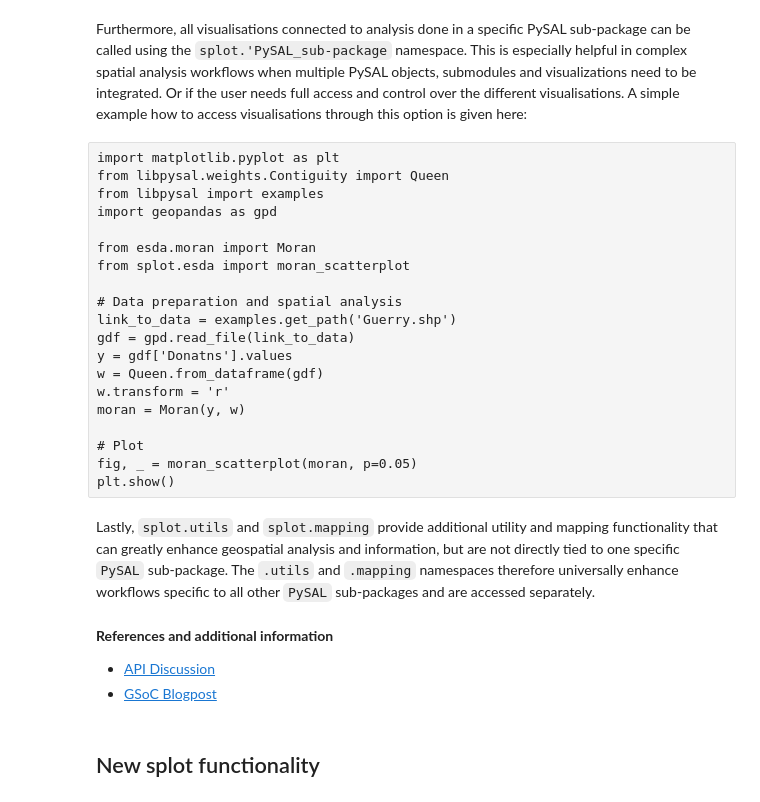
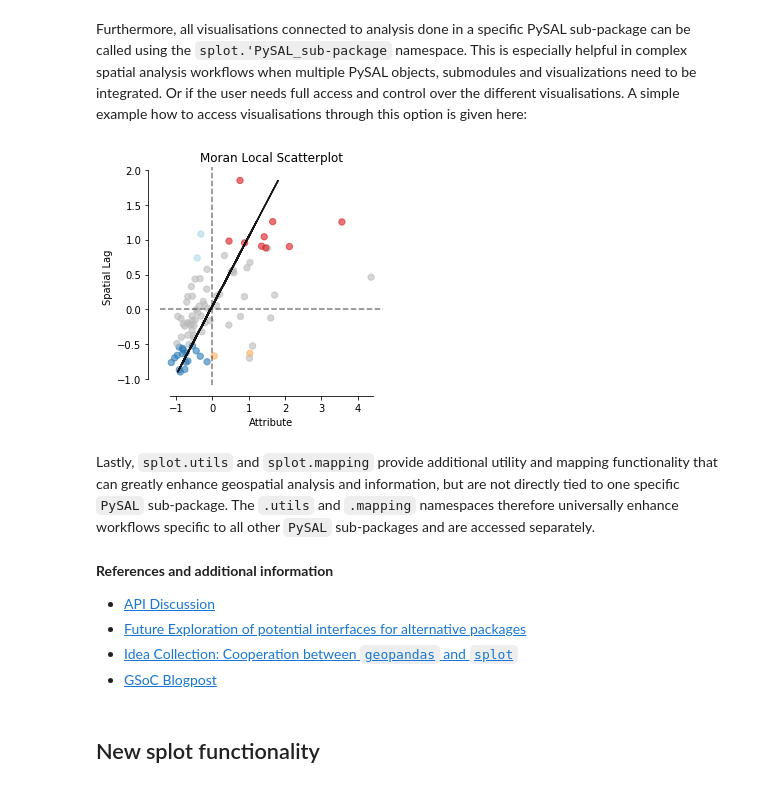
Before and after one commit to slumnitz/splot, a Jupyter notebook: notebooks/splot_pysal_viz_package.ipynb, the cells around one changed output. Cells and saved outputs as stored; diff of their text form; code cells hidden in the pictures.

```diff
--- a/notebooks/splot_pysal_viz_package.ipynb
+++ b/notebooks/splot_pysal_viz_package.ipynb
@@ -54,30 +91,31 @@ from giddy import
 # %% [markdown]
 Furthermore, all visualisations connected to analysis done in a specific PySAL sub-package can be called using the `splot.'PySAL_sub-package` namespace. This is especially helpful in complex spatial analysis workflows when multiple PySAL objects, submodules and visualizations need to be integrated. Or if the user needs full access and control over the different visualisations. A simple example how to access visualisations through this option is given here:
-# %% [raw]
-import matplotlib.pyplot as plt
-from libpysal.weights.Contiguity import Queen
-from libpysal import examples
-import geopandas as gpd
-
-from esda.moran import Moran
-from splot.esda import moran_scatterplot
-
-# Data preparation and spatial analysis
-link_to_data = examples.get_path('Guerry.shp')
-gdf = gpd.read_file(link_to_data)
-y = gdf['Donatns'].values
-w = Queen.from_dataframe(gdf)
-w.transform = 'r'
-moran = Moran(y, w)
-
-# Plot
-fig, _ = moran_scatterplot(moran, p=0.05)
-plt.show()
+# %%
+from esda.moran import Moran_Local
+from splot.esda import moran_scatterplot
+
+# Data preparation and spatial analysis
+link_to_data = examples.get_path('Guerry.shp')
+gdf = gpd.read_file(link_to_data)
+y = gdf['Donatns'].values
+w = Queen.from_dataframe(gdf)
+w.transform = 'r'
+moran_loc = Moran_Local(y, w)
+
+# Plot
+fig = plt.figure(figsize=(4,4))
+ax = fig.add_subplot(111)
+moran_scatterplot(moran_loc, p=0.05, ax=ax)
+plt.show()
+# %% [output]
+[figure, added]
 # %% [markdown]
 Lastly, `splot.utils` and `splot.mapping` provide additional utility and mapping functionality that can greatly enhance geospatial analysis and information, but are not directly tied to one specific `PySAL` sub-package. The `.utils` and `.mapping` namespaces therefore universally enhance workflows specific to all other `PySAL` sub-packages and are accessed separately.
 # %% [markdown]
 **References and additional information**
 * [API Discussion](https://github.com/pysal/splot/issues/9)
+* [Future Exploration of potential interfaces for alternative packages](https://github.com/pysal/splot/issues/22)
+* [Idea Collection: Cooperation between `geopandas` and `splot`](https://github.com/pysal/splot/issues/21)
 * [GSoC Blogpost](https://blogs.python-gsoc.org/stefanie-lumnitz/2018/06/11/designing-the-splot-api/)
 # %% [markdown]
 ## New splot functionality
```
Also changed, not shown: parts of 32 cells of this notebook.
